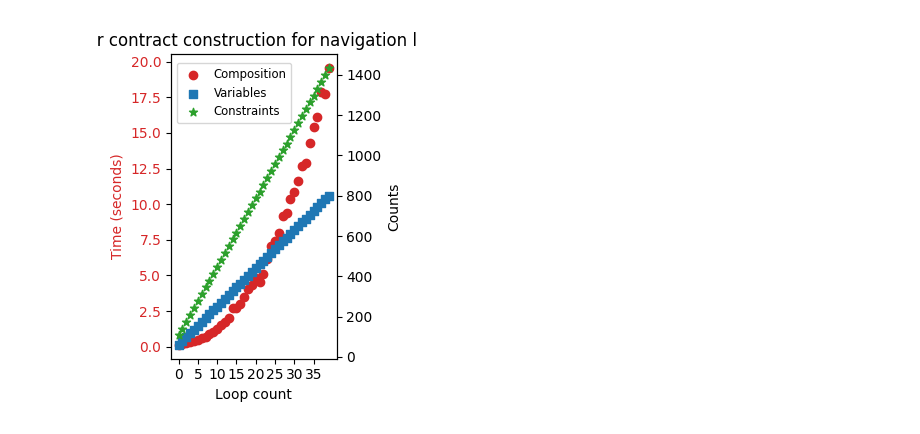
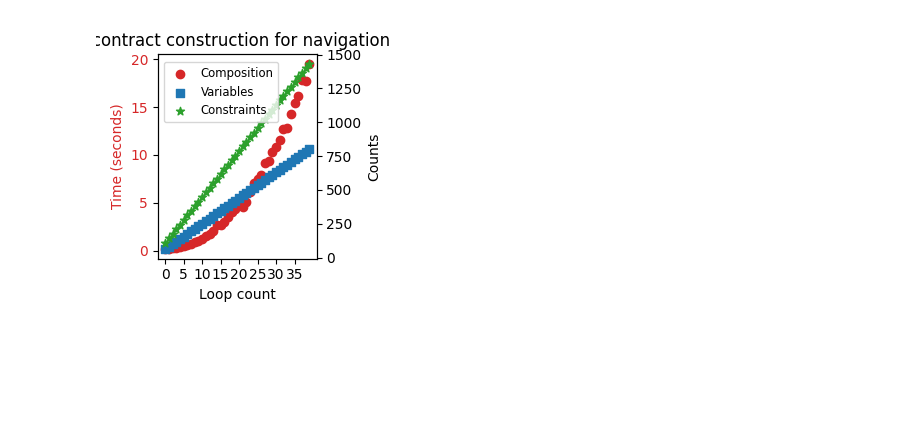
Before and after one commit to pacti-org/cs-space-mission, a Jupyter notebook: space_mission/nav_linear_construction_figure.ipynb, the cells around one changed output. Drawn from its saved outputs; the diff is of its cells as text; code cells hidden in the pictures; blank space fills up the shorter version.

```diff
--- a/space_mission/nav_linear_construction_figure.ipynb
+++ b/space_mission/nav_linear_construction_figure.ipynb
@@ -20,33 +20,33 @@ fig, ax1 = plt.subplots()
 ax1.set_title('Linear contract construction for navigation loops')
 # Setting x-ticks to multiples of 5
 ax1.set_xticks(range(0, len(compose_times), 5))
 
 # Plotting the times_in_seconds on the left y-axis
 ax1.set_xlabel('Loop count')
 ax1.set_ylabel('Time (seconds)', color='tab:red')
 ax1.scatter(range(len(compose_times)), compose_times, color='tab:red', label='Composition', marker='o')
 ax1.tick_params(axis='y', labelcolor='tab:red')
 
 # Create a second y-axis for variable_counts and constraint_counts
 ax2 = ax1.twinx()
 
 # We already handled the x-label with ax1
 ax2.set_ylabel('Counts', color='black')
 ax2.scatter(range(len(variable_counts)), variable_counts, color='tab:blue', label='Variables', marker='s')
 ax2.scatter(range(len(constraint_counts)), constraint_counts, color='tab:green', label='Constraints', marker='*')
 
 ax2.tick_params(axis='y', labelcolor='black')
 
 # Get the legend handles and labels for both axes
 handles1, labels1 = ax1.get_legend_handles_labels()
 handles2, labels2 = ax2.get_legend_handles_labels()
 
 # Create a single legend with all handles and labels
 ax2.legend(handles1 + handles2, labels1 + labels2, loc='upper left', bbox_to_anchor=(0.0, 0.99), fontsize='small')
 
-fig.set_size_inches(3.2,4)
+fig.set_size_inches(3,3)
 fig.tight_layout()  # To ensure that the right y-label is not clipped
-fig.savefig('nav-linear-construction.pgf', format='pgf', bbox_inches='tight')
+fig.savefig('nav-linear-construction.pgf', format='pgf', bbox_inches='tight',pad_inches=0)
 plt.show()
 # %% [output]
-[figure, old version]
+[figure, new version]
```
Also changed, not shown: 3 other files.
